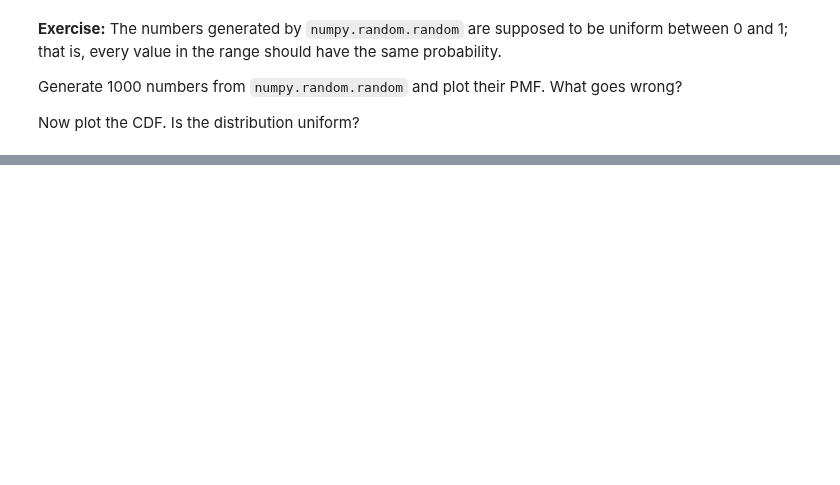
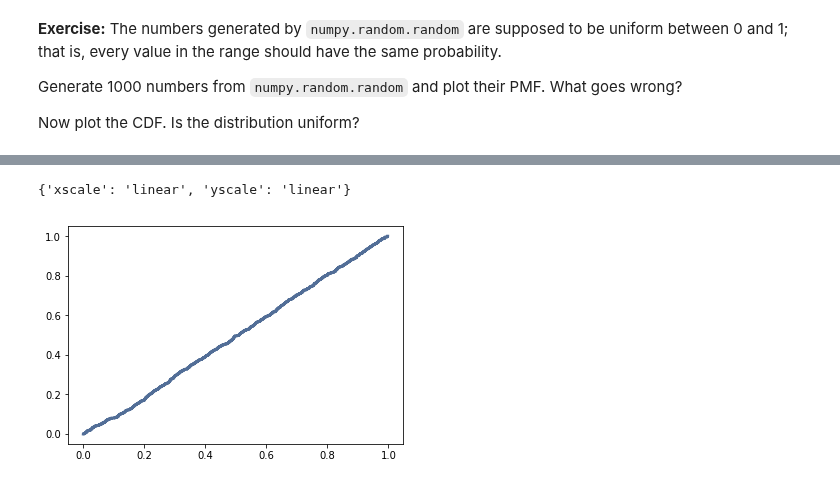
Before and after one commit to AllenDowney/ThinkStats2, a Jupyter notebook: code/chap04ex.ipynb, the cells around one changed output, grey strips where cells are left out. Drawn from its saved outputs; the diff is of its cells as text; code cells hidden in the pictures; blank space fills up the shorter version.

```diff
--- a/code/chap04ex.ipynb
+++ b/code/chap04ex.ipynb
@@ -224,0 +230,6 @@ Now plot the CDF. Is the distribution uniform?
+# %%
+rannie=thinkstats2.Cdf(s)
+thinkplot.cdf(rannie)
+# %% [output]
+{'xscale': 'linear', 'yscale': 'linear'}
+[figure, added]
```
Also changed, not shown: parts of 10 cells of this notebook, 6 other files.
